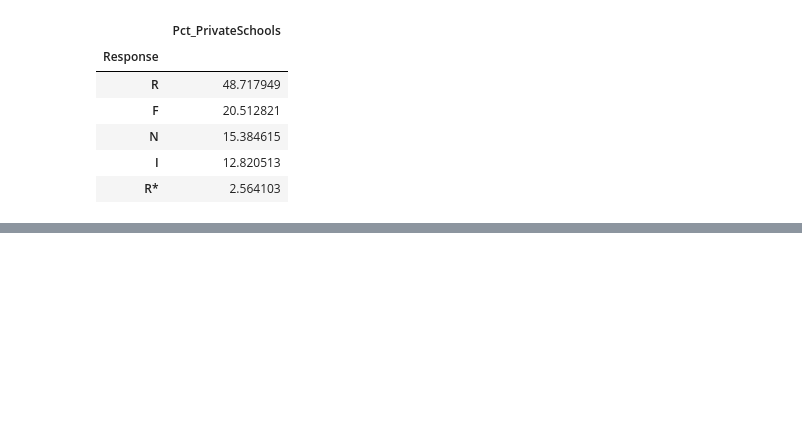
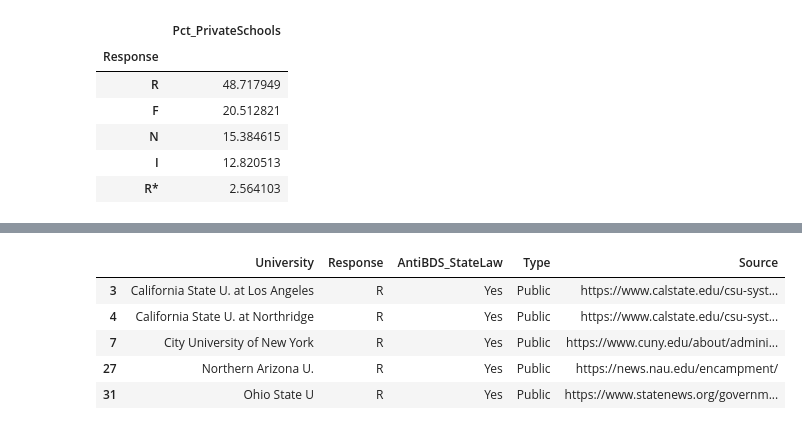
Before and after one commit to sashalcohen/UniversityDivestmentTracker, a Jupyter notebook: May20_DataAnalysis.ipynb, the cells around one changed output, grey strips where cells are left out. Cells and saved outputs as stored; diff of their text form; code cells hidden in the pictures; blank space fills up the shorter version.

```diff
--- a/May20_DataAnalysis.ipynb
+++ b/May20_DataAnalysis.ipynb
@@ -148,0 +160,12 @@ df_divestresponseprivate
+# %%
+## filter dataframe to public universities that have rejected calls for divestment
+
+public_rejected = df_public.query('Response == "R"')
+public_rejected.head()
+# %% [output]
+|  | University | Response | AntiBDS_StateLaw | Type | Source |
+| 3 | California State U. at Los Angeles | R | Yes | Public | https://www.calstate.edu/csu-syst... |
+| 4 | California State U. at Northridge | R | Yes | Public | https://www.calstate.edu/csu-syst... |
+| 7 | City University of New York | R | Yes | Public | https://www.cuny.edu/about/admini... |
+| 27 | Northern Arizona U. | R | Yes | Public | https://news.nau.edu/encampment/ |
+| 31 | Ohio State U | R | Yes | Public | https://www.statenews.org/governm... |
```
Also changed, not shown: parts of 7 cells of this notebook.
